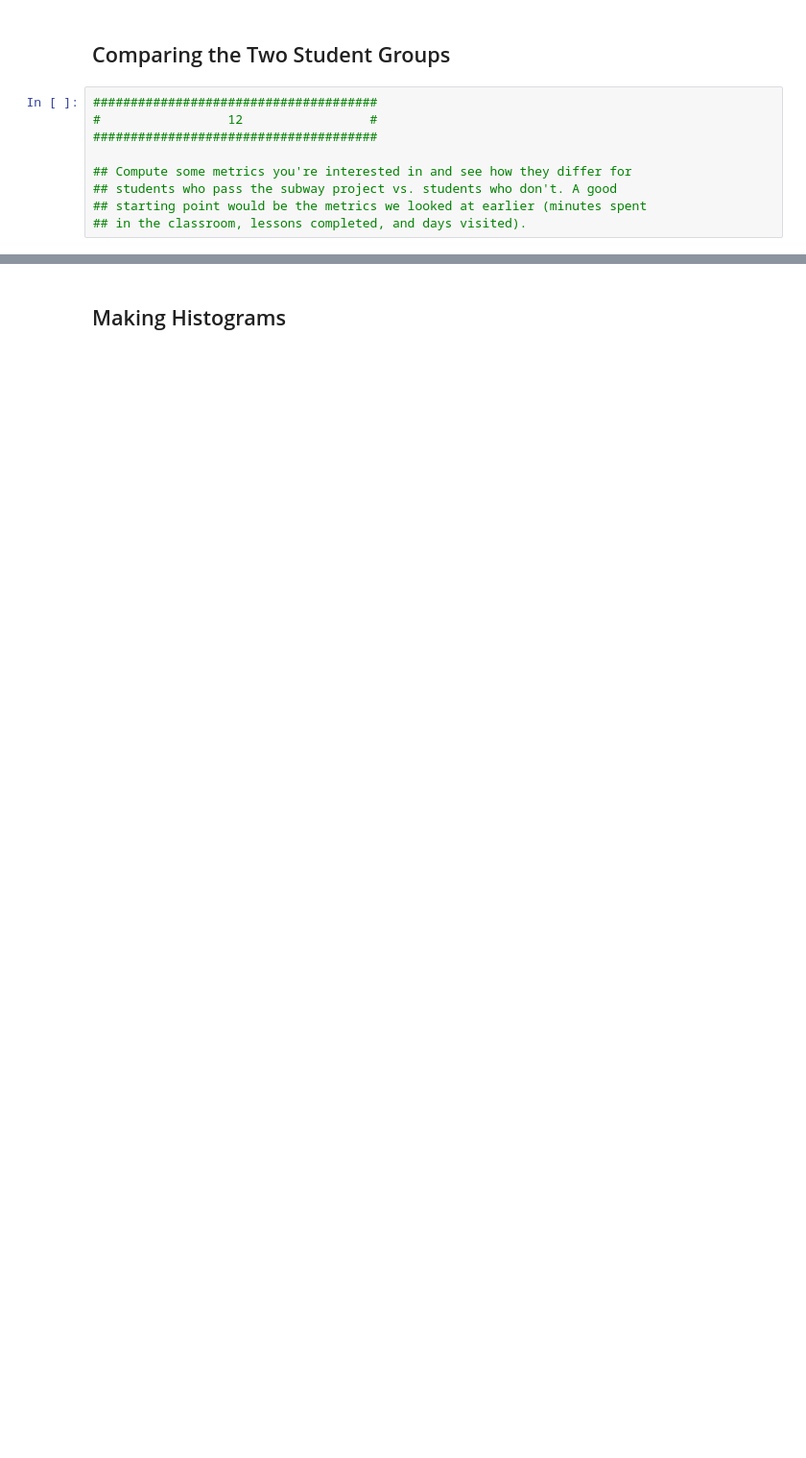
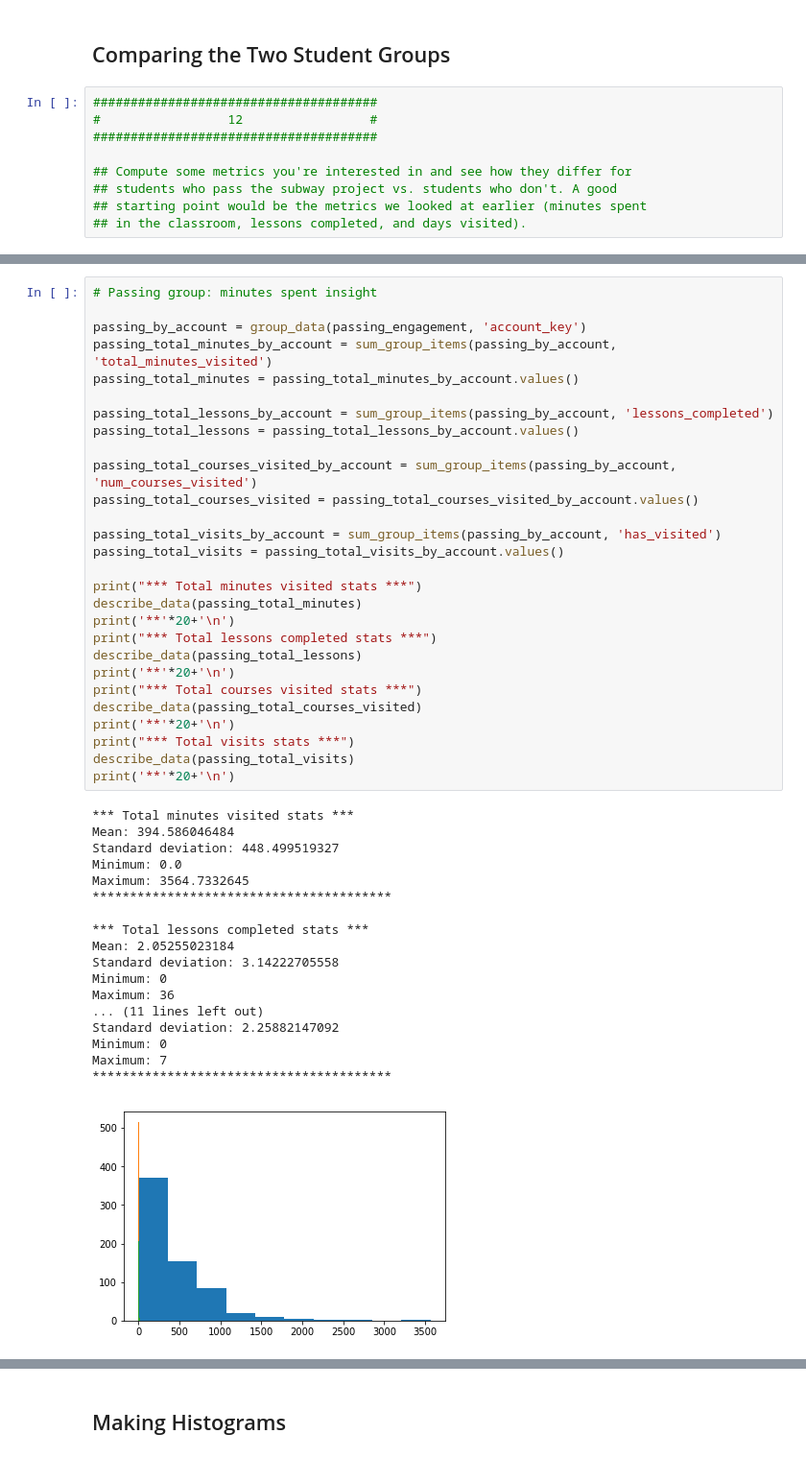
Before and after one commit to frantill/data_analysis, a Jupyter notebook: L1_Starter_Code.ipynb, the cells around one changed output, grey strips where cells are left out. Shown: that part at 96% size. Saved outputs shown, nothing was run; the diff lists cells and outputs as text; blank space fills up the shorter version.

Commit message:
Lesson 1 completed, add notebook solution

```diff
--- a/L1_Starter_Code.ipynb
+++ b/L1_Starter_Code.ipynb
@@ -605,0 +583,47 @@ print(len(non_passing_engagement))
+# %%
+# Passing group: minutes spent insight
+
+passing_by_account = group_data(passing_engagement, 'account_key')
+passing_total_minutes_by_account = sum_group_items(passing_by_account, 'total_minutes_visited')
+passing_total_minutes = passing_total_minutes_by_account.values()
+
+passing_total_lessons_by_account = sum_group_items(passing_by_account, 'lessons_completed')
+passing_total_lessons = passing_total_lessons_by_account.values()
+
+passing_total_courses_visited_by_account = sum_group_items(passing_by_account, 'num_courses_visited')
+passing_total_courses_visited = passing_total_courses_visited_by_account.values()
+
+passing_total_visits_by_account = sum_group_items(passing_by_account, 'has_visited')
+passing_total_visits = passing_total_visits_by_account.values()
+
+print("*** Total minutes visited stats ***")
+describe_data(passing_total_minutes)
+print('**'*20+'\n')
+print("*** Total lessons completed stats ***")
+describe_data(passing_total_lessons)
+print('**'*20+'\n')
+print("*** Total courses visited stats ***")
+describe_data(passing_total_courses_visited)
+print('**'*20+'\n')
+print("*** Total visits stats ***")
+describe_data(passing_total_visits)
+print('**'*20+'\n')
+# %% [output]
+*** Total minutes visited stats ***
+Mean: 394.586046484
+Standard deviation: 448.499519327
+Minimum: 0.0
+Maximum: 3564.7332645
+****************************************
+
+*** Total lessons completed stats ***
+Mean: 2.05255023184
+Standard deviation: 3.14222705558
+Minimum: 0
+Maximum: 36
+... (11 lines left out)
+Standard deviation: 2.25882147092
+Minimum: 0
+Maximum: 7
+****************************************
+[figure, added]
```
Also changed, not shown: parts of 16 cells of this notebook.
